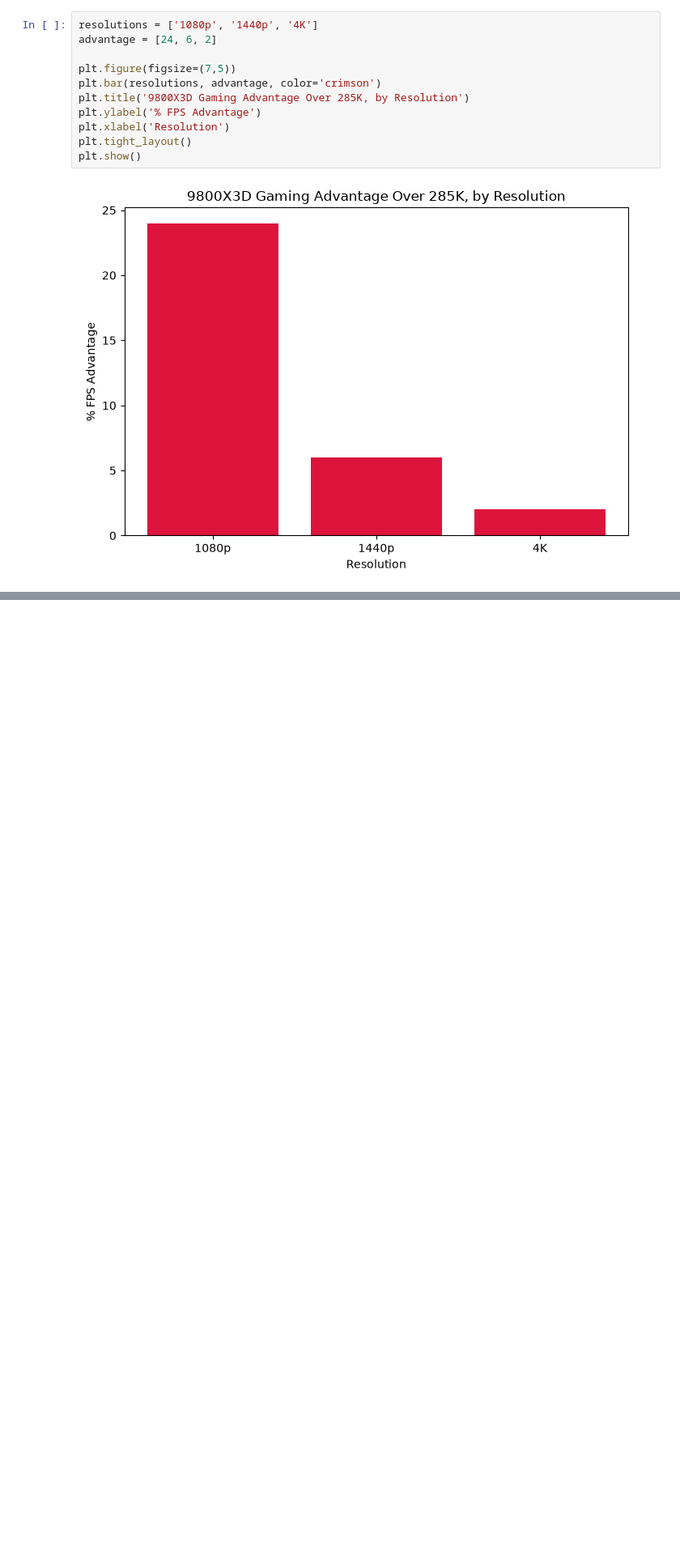
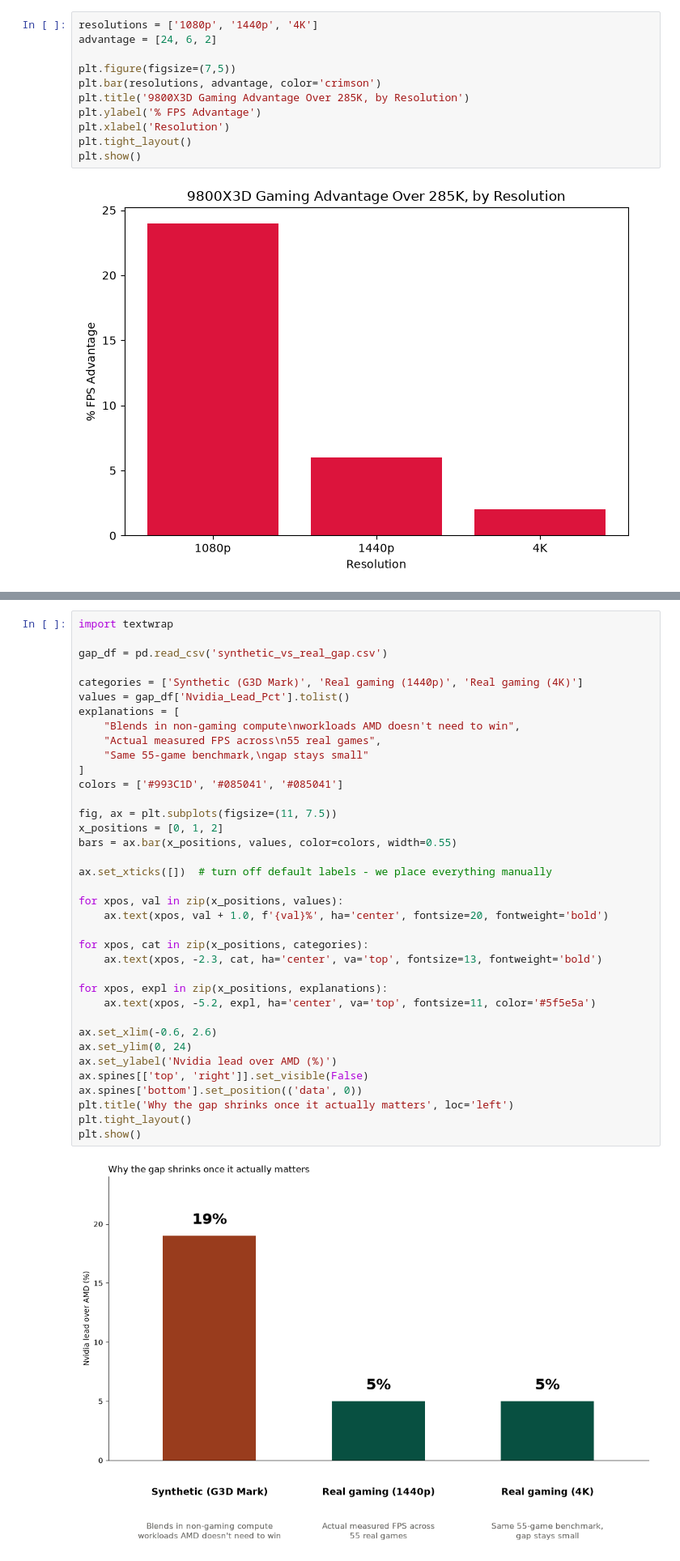
Before and after one commit to Evans328/Capstone, a Jupyter notebook: gpu_cpu_analysis.ipynb, the cells around one changed output, grey strips where cells are left out. Shown at 81% size. Cells and saved outputs as stored; diff of their text form; blank space fills up the shorter version.

```diff
--- a/gpu_cpu_analysis.ipynb
+++ b/gpu_cpu_analysis.ipynb
@@ -185,0 +261,39 @@ plt.show()
+# %%
+import textwrap
+
+gap_df = pd.read_csv('synthetic_vs_real_gap.csv')
+
+categories = ['Synthetic (G3D Mark)', 'Real gaming (1440p)', 'Real gaming (4K)']
+values = gap_df['Nvidia_Lead_Pct'].tolist()
+explanations = [
+    "Blends in non-gaming compute\nworkloads AMD doesn't need to win",
+    "Actual measured FPS across\n55 real games",
+    "Same 55-game benchmark,\ngap stays small"
+]
+colors = ['#993C1D', '#085041', '#085041']
+
+fig, ax = plt.subplots(figsize=(11, 7.5))
+x_positions = [0, 1, 2]
+bars = ax.bar(x_positions, values, color=colors, width=0.55)
+
+ax.set_xticks([])  # turn off default labels - we place everything manually
+
+for xpos, val in zip(x_positions, values):
+    ax.text(xpos, val + 1.0, f'{val}%', ha='center', fontsize=20, fontweight='bold')
+
+for xpos, cat in zip(x_positions, categories):
+    ax.text(xpos, -2.3, cat, ha='center', va='top', fontsize=13, fontweight='bold')
+
+for xpos, expl in zip(x_positions, explanations):
+    ax.text(xpos, -5.2, expl, ha='center', va='top', fontsize=11, color='#5f5e5a')
+
+ax.set_xlim(-0.6, 2.6)
+ax.set_ylim(0, 24)
+ax.set_ylabel('Nvidia lead over AMD (%)')
+ax.spines[['top', 'right']].set_visible(False)
+ax.spines['bottom'].set_position(('data', 0))
+plt.title('Why the gap shrinks once it actually matters', loc='left')
+plt.tight_layout()
+plt.show()
+# %% [output]
+[figure, added]
```
Also changed, not shown: parts of 8 cells of this notebook, 7 other files.
